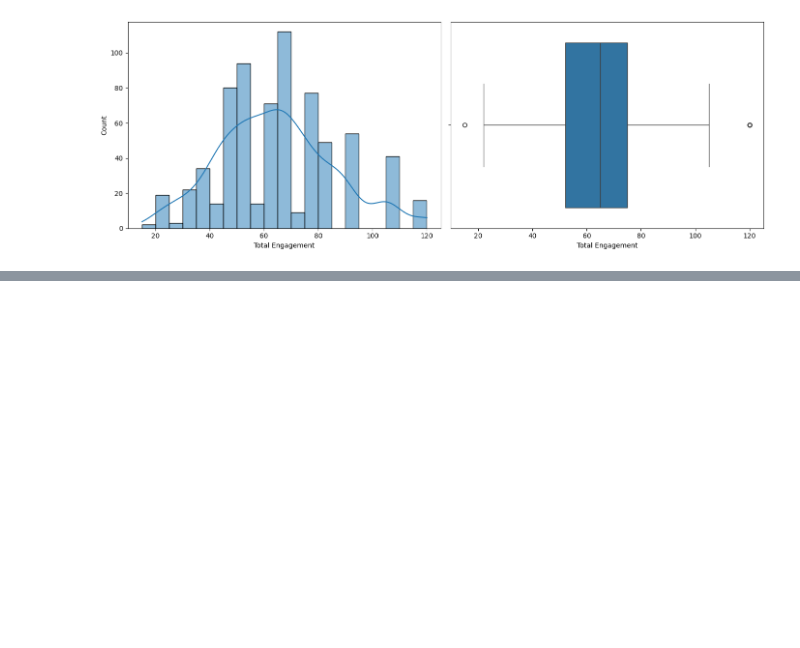
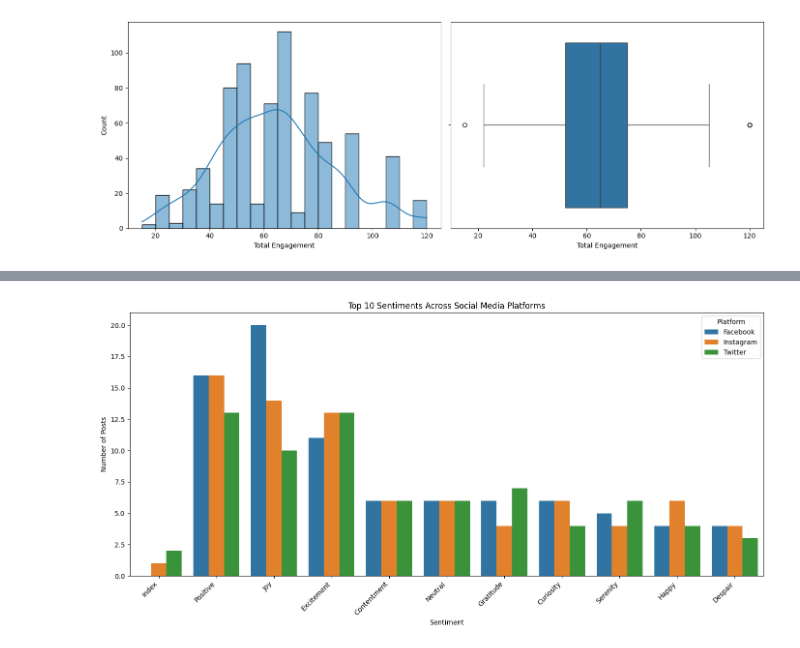
Before and after one commit to euiedavid/social-media-sentiments-analysis, a Jupyter notebook: notebook/social_media_sentiments_eda.ipynb, the cells around one changed output, grey strips where cells are left out. Cells and saved outputs as stored; diff of their text form; code cells hidden in the pictures; blank space fills up the shorter version.

```diff
--- a/notebook/social_media_sentiments_eda.ipynb
+++ b/notebook/social_media_sentiments_eda.ipynb
@@ -485,0 +639,7 @@ outliers
+# %%
+# count sentiment categories across platforms
+platform_sentiments = data.groupby(
+    ['Platform', 'Sentiment']
+).size().unstack(fill_value=0)
+
+platform_sentiments
@@ -485,0 +652,8 @@ outliers
+# %%
+# Get the top 10 sentiments
+top_10 = data['Sentiment'].value_counts().head(10).index
+
+# Filter the cross-tabulation
+platform_sentiments_top10 = platform_sentiments[top_10]
+
+platform_sentiments_top10
@@ -485,0 +666,30 @@ outliers
+# %%
+# Reset index for plotting
+platform_sentiments_top10 = platform_sentiments_top10.reset_index()
+
+# Reshape the DataFrame
+platform_sentiments_melted = platform_sentiments_top10.melt(
+    id_vars='Platform',
+    var_name='Sentiment',
+    value_name='Frequency'
+)
+
+# Plot grouped bar chart
+plt.figure(figsize=(14, 7))
+
+sns.barplot(
+    data=platform_sentiments_melted,
+    x='Sentiment',
+    y='Frequency',
+    hue='Platform'
+)
+
+plt.title('Top 10 Sentiments Across Social Media Platforms')
+plt.xlabel('Sentiment')
+plt.ylabel('Number of Posts')
+plt.xticks(rotation=45, ha='right')
+plt.legend(title='Platform')
+plt.tight_layout()
+plt.show()
+# %% [output]
+[figure, added]
```
Also changed, not shown: parts of 12 cells of this notebook.
